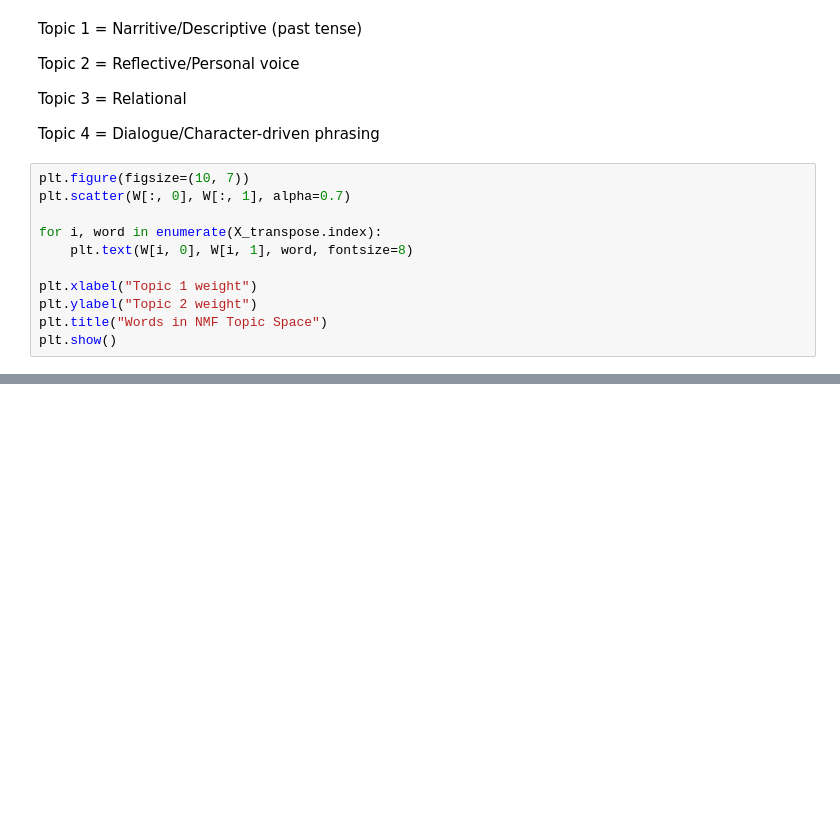
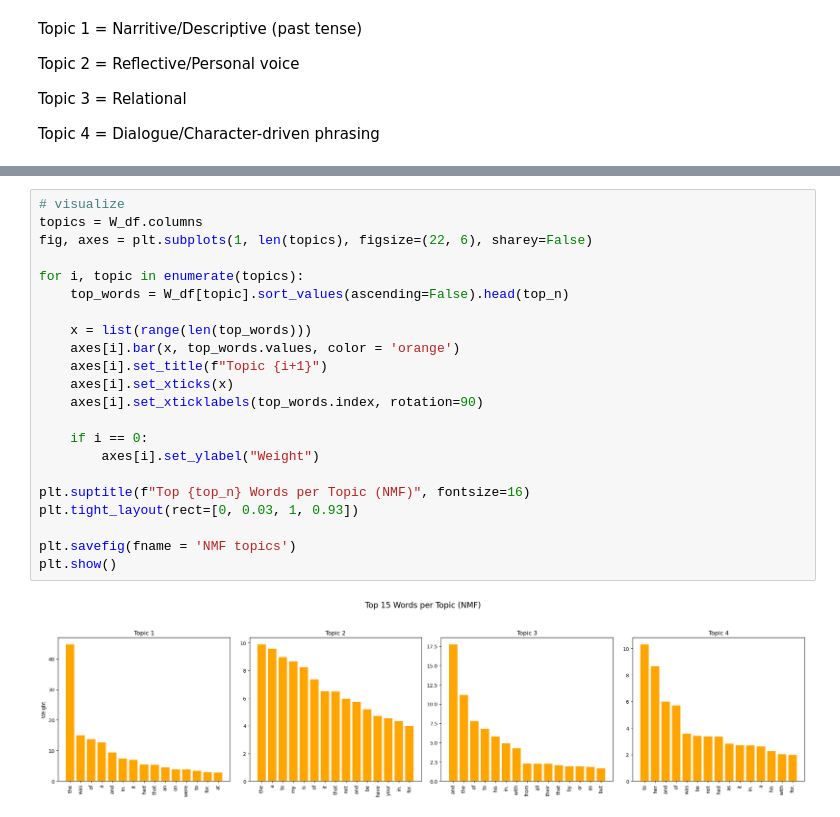
Before and after one commit to dimitris-markopoulos/Machine-Learning, a Jupyter notebook: Unsupervised Learning/Author Clustering/1_NMF.ipynb, the cells around one changed output, grey strips where cells are left out. Saved outputs shown, nothing was run; the diff lists cells and outputs as text; blank space fills up the shorter version.

```diff
--- a/Unsupervised Learning/Author Clustering/1_NMF.ipynb
+++ b/Unsupervised Learning/Author Clustering/1_NMF.ipynb
@@ -101,14 +116,3 @@ Topic 2 = Reflective/Personal voice
 Topic 3 = Relational
 
 Topic 4 = Dialogue/Character-driven phrasing
-# %%
-plt.figure(figsize=(10, 7))
-plt.scatter(W[:, 0], W[:, 1], alpha=0.7)
-
-for i, word in enumerate(X_transpose.index):
-    plt.text(W[i, 0], W[i, 1], word, fontsize=8)
-
-plt.xlabel("Topic 1 weight")
-plt.ylabel("Topic 2 weight")
-plt.title("Words in NMF Topic Space")
-plt.show()
@@ -154,0 +119,24 @@ plt.show()
+# %%
+# visualize
+topics = W_df.columns
+fig, axes = plt.subplots(1, len(topics), figsize=(22, 6), sharey=False)
+
+for i, topic in enumerate(topics):
+    top_words = W_df[topic].sort_values(ascending=False).head(top_n)
+
+    x = list(range(len(top_words)))
+    axes[i].bar(x, top_words.values, color = 'orange')
+    axes[i].set_title(f"Topic {i+1}")
+    axes[i].set_xticks(x)
+    axes[i].set_xticklabels(top_words.index, rotation=90)
+
+    if i == 0:
+        axes[i].set_ylabel("Weight")
+
+plt.suptitle(f"Top {top_n} Words per Topic (NMF)", fontsize=16)
+plt.tight_layout(rect=[0, 0.03, 1, 0.93])
+
+plt.savefig(fname = 'NMF topics')
+plt.show()
+# %% [output]
+[figure, added]
```
Also changed, not shown: parts of 19 cells of this notebook.
